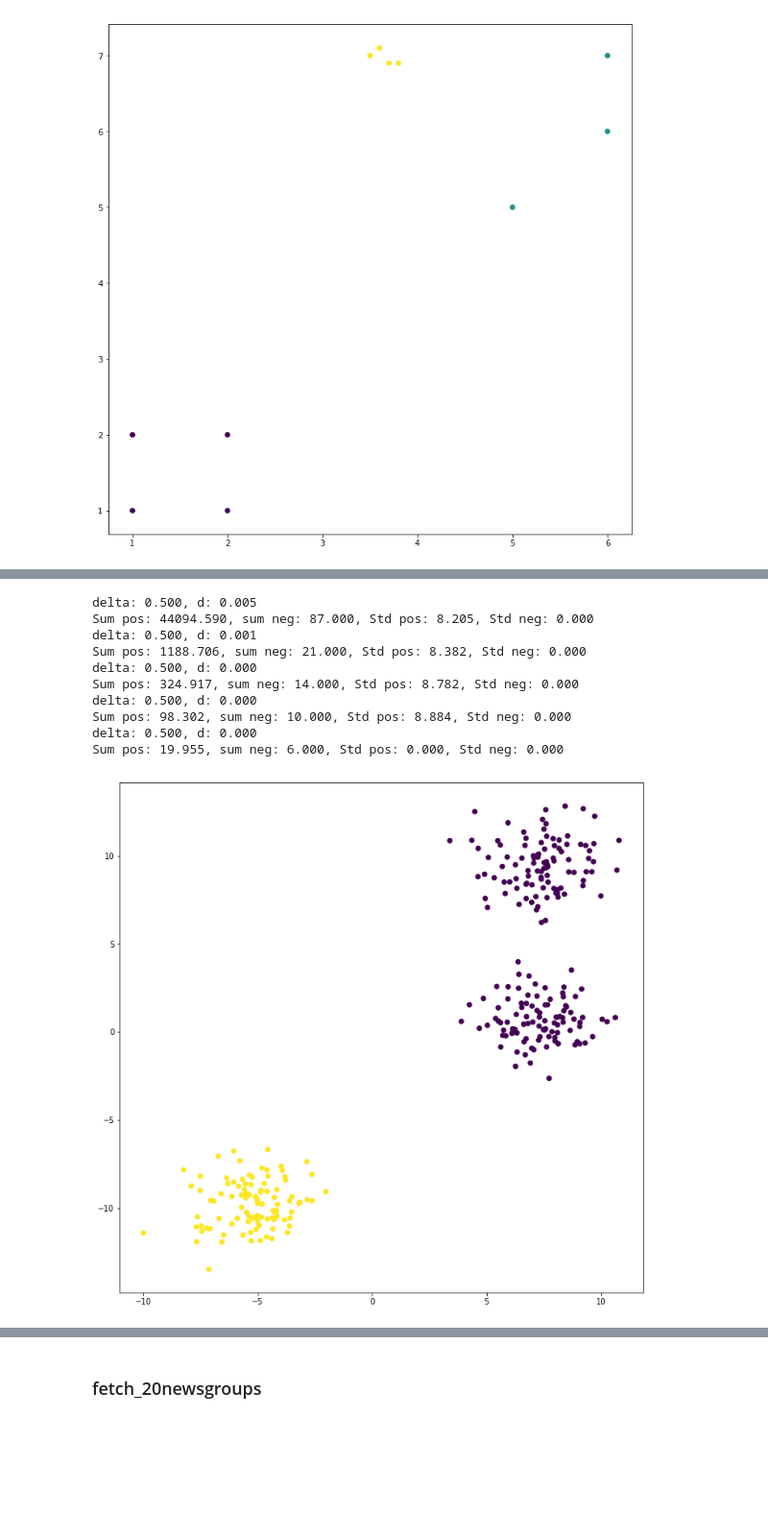
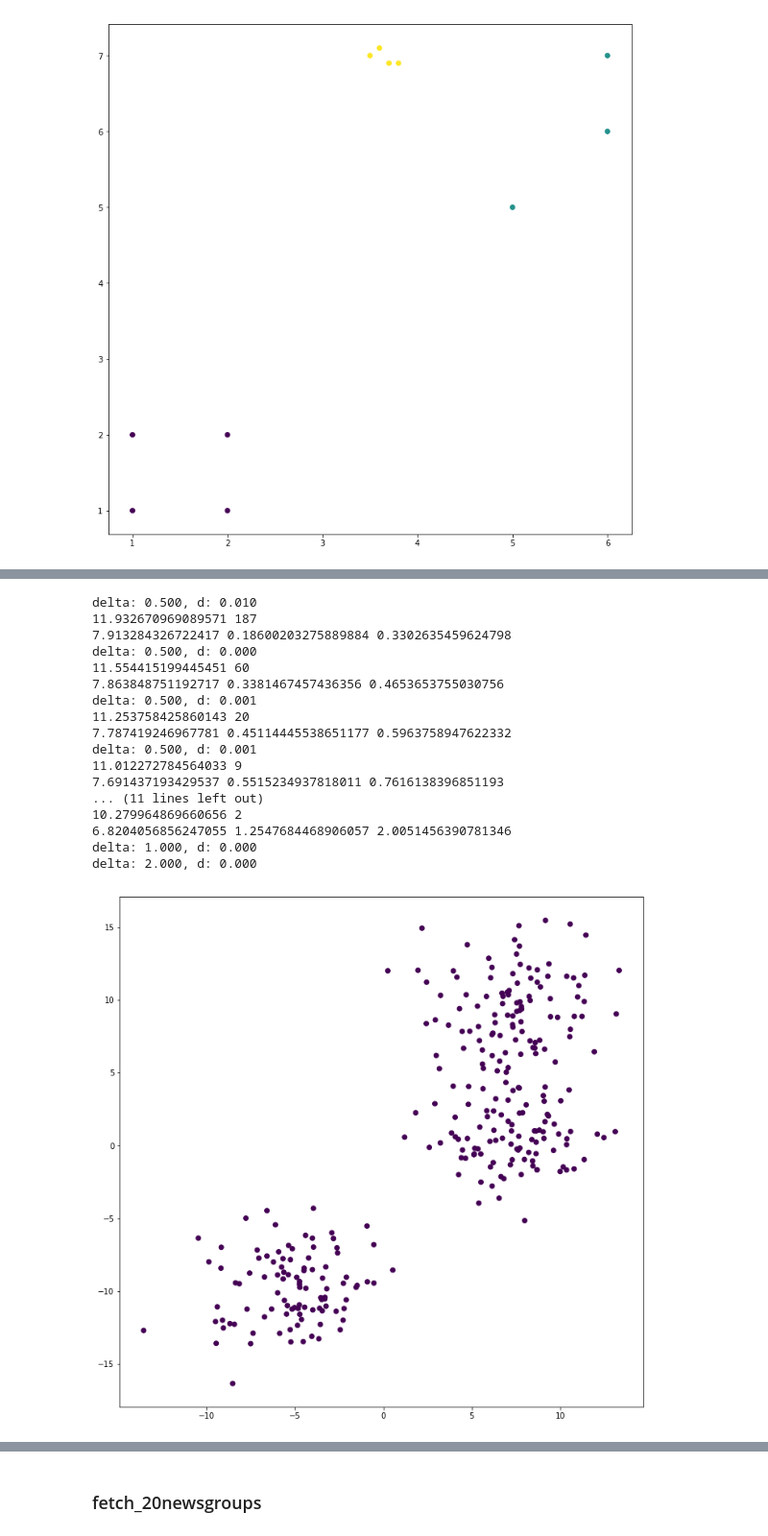
Before and after one commit to vench/study, a Jupyter notebook: Algorithm.ipynb, the cells around one changed output, grey strips where cells are left out. Shown at 96% size. Saved outputs shown, nothing was run; the diff lists cells and outputs as text; code cells hidden in the pictures; blank space fills up the shorter version.

```diff
--- a/Algorithm.ipynb
+++ b/Algorithm.ipynb
@@ -112,6 +112,9 @@ class HierarchicalClustering:
             if len(np.unique(y_)) <= self.n_clusters:
                 break
             neg,pos = [],[]
+            '''
+
+
             for i in range(size):
                 for j in range(i,size):
                     if C[i].active() == False:
@@ -131,6 +134,10 @@ class HierarchicalClustering:
             if self.stop_neg_sum and sum(pos) / len(pos) < sum(neg) / len(neg):
                 print('sum(pos) < sum(neg)')
                 break
+            '''
+            print(np.mean(M[M > 0]), len( np.unique(y_)))
+            print(np.std(M[M > 0]), np.std(np.abs(M[M < 0])), np.mean(np.abs(M[M < 0])))
+
         self.labels_ = y_
         return y_
 
@@ -265,21 +278,28 @@ draw(mx,cl2._c_all[n])
 # %%
-bx,_ =  datasets.make_blobs(n_samples=300, random_state=8, cluster_std=1.3)
+bx,_ =  datasets.make_blobs(n_samples=300, random_state=8, cluster_std=2.3)
 
 cl3 = HierarchicalClustering(alpha=1., debug=1,max_iteration=100,delta=.5)
 by = cl3.fit(bx)
 draw(bx,by)
 # %% [output]
-delta: 0.500, d: 0.005
-Sum pos: 44094.590, sum neg: 87.000, Std pos: 8.205, Std neg: 0.000
+delta: 0.500, d: 0.010
+11.932670969089571 187
+7.913284326722417 0.18600203275889884 0.3302635459624798
+delta: 0.500, d: 0.000
+11.554415199445451 60
+7.863848751192717 0.3381467457436356 0.4653653755030756
 delta: 0.500, d: 0.001
-Sum pos: 1188.706, sum neg: 21.000, Std pos: 8.382, Std neg: 0.000
-delta: 0.500, d: 0.000
-Sum pos: 324.917, sum neg: 14.000, Std pos: 8.782, Std neg: 0.000
-delta: 0.500, d: 0.000
-Sum pos: 98.302, sum neg: 10.000, Std pos: 8.884, Std neg: 0.000
-delta: 0.500, d: 0.000
-Sum pos: 19.955, sum neg: 6.000, Std pos: 0.000, Std neg: 0.000
+11.253758425860143 20
+7.787419246967781 0.45114445538651177 0.5963758947622332
+delta: 0.500, d: 0.001
+11.012272784564033 9
+7.691437193429537 0.5515234937818011 0.7616138396851193
+... (11 lines left out)
+10.279964869660656 2
+6.8204056856247055 1.2547684468906057 2.0051456390781346
+delta: 1.000, d: 0.000
+delta: 2.000, d: 0.000
-[figure, old version]
+[figure, new version]
 # %%
 n = -3
 #print(cl3._c_all[n])
```
Also changed, not shown: parts of 15 cells of this notebook, 3 other files.
